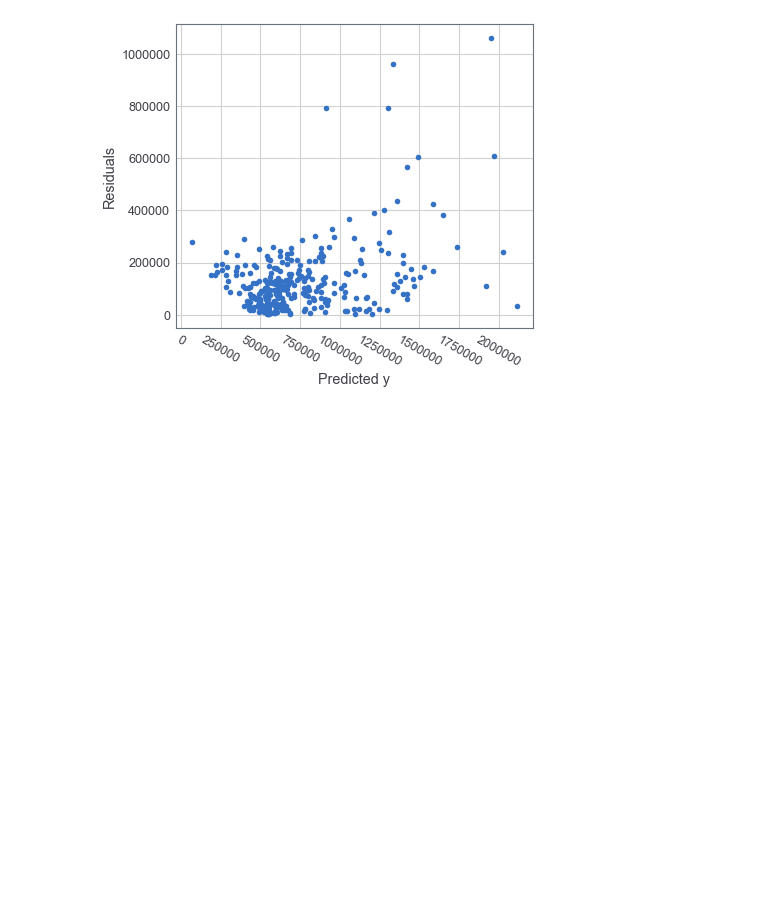
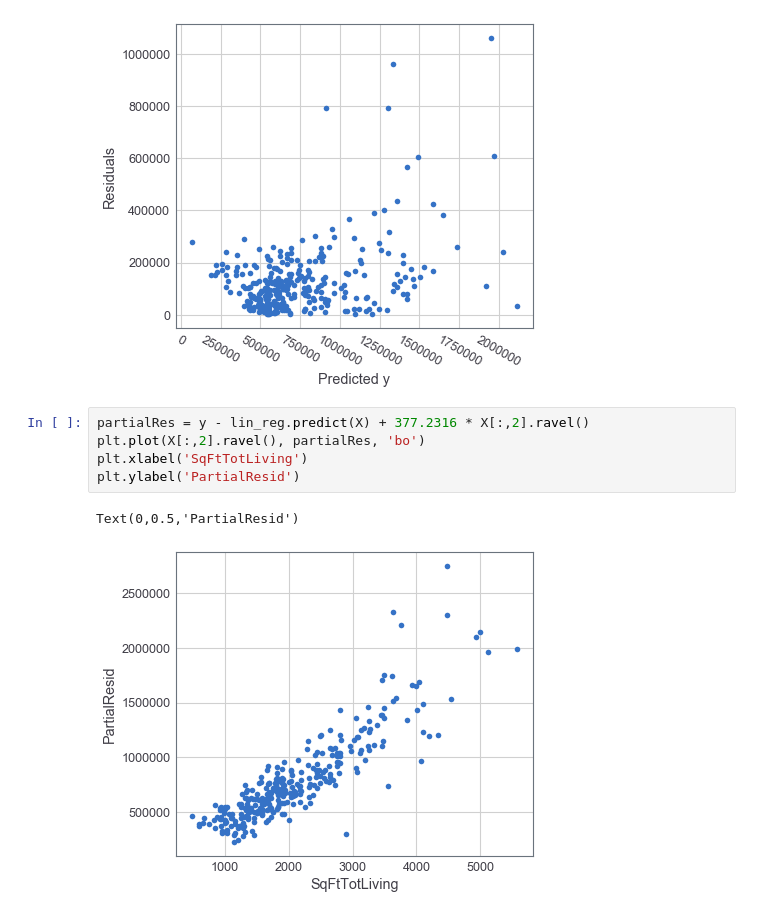
Before and after one commit to MingliangZhou/stat_ds, a Jupyter notebook: code/ch_4.ipynb, the cells around one changed output. Cells and saved outputs as stored; diff of their text form; blank space fills up the shorter version.

```diff
--- a/code/ch_4.ipynb
+++ b/code/ch_4.ipynb
@@ -558,3 +583,11 @@ plt.ylabel('Residuals')
 # %% [output]
 Text(0,0.5,'Residuals')
 [figure]
+# %%
+partialRes = y - lin_reg.predict(X) + 377.2316 * X[:,2].ravel()
+plt.plot(X[:,2].ravel(), partialRes, 'bo')
+plt.xlabel('SqFtTotLiving')
+plt.ylabel('PartialResid')
+# %% [output]
+Text(0,0.5,'PartialResid')
+[figure, added]
```
Also changed, not shown: parts of 22 cells of this notebook, 1 other file.
